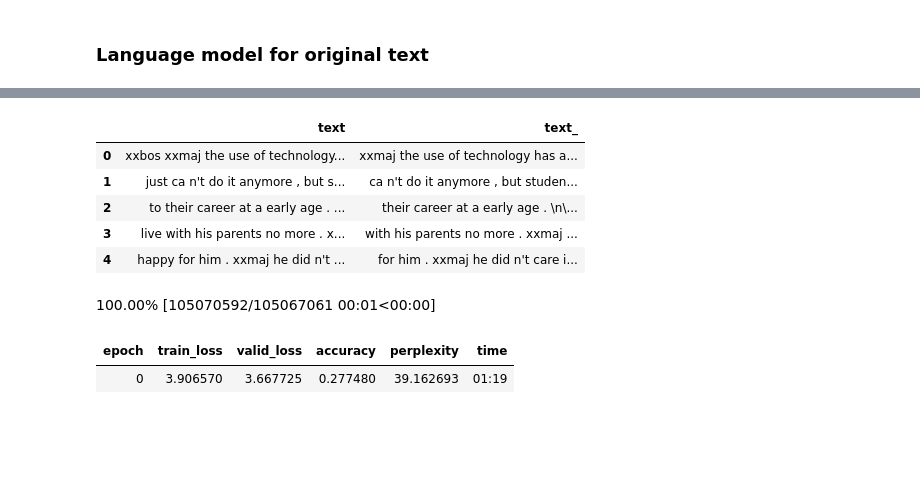
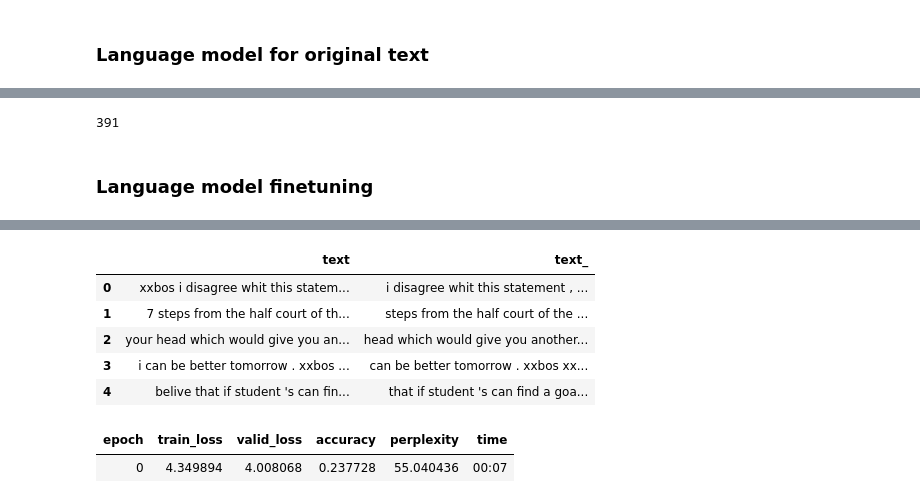
Before and after one commit to sayanbanerjee32/feedback-prize-effectiveness, a Jupyter notebook: feedback_prize_v3_ulmfit_baseline.ipynb, the cells around one changed output, grey strips where cells are left out. Saved outputs shown, nothing was run; the diff lists cells and outputs as text; code cells hidden in the pictures; blank space fills up the shorter version.

```diff
--- a/feedback_prize_v3_ulmfit_baseline.ipynb
+++ b/feedback_prize_v3_ulmfit_baseline.ipynb
@@ -68 +88,7 @@ train_df.head()
+# %%
+# random sampling to test in collab
+if is_colab: train_df = train_df.sample(frac=0.10)
+train_df.shape[0]
+# %% [output]
+391
 # %%
@@ -161,16 +187,19 @@ class TextDataLoadersOP(TextDataLoaders):
+# %% [markdown]
+### Language model finetuning
 # %%
-tok_path = model_save_path / 'train_tok'
-tok_path.mkdir(parents=True, exist_ok=True)
+# tok_path = model_save_path / 'train_tok'
+# tok_path.mkdir(parents=True, exist_ok=True)
 dls_lm = TextDataLoaders.from_df(train_df, text_col='full_text', is_lm=True,
-                                       valid_pct=0.1, output_dir = tok_path)
+                                       valid_pct=0.1,)
+                                #   output_dir = tok_path)
 dls_lm.show_batch(max_n=5)
 # %% [output]
 [interactive output not drawn]
 |  | text | text_ |
-| 0 | xxbos xxmaj the use of technology... | xxmaj the use of technology has a... |
-| 1 | just ca n't do it anymore , but s... | ca n't do it anymore , but studen... |
-| 2 | to their career at a early age . ... | their career at a early age . \n\... |
-| 3 | live with his parents no more . x... | with his parents no more . xxmaj ... |
-| 4 | happy for him . xxmaj he did n't ... | for him . xxmaj he did n't care i... |
+| 0 | xxbos i disagree whit this statem... | i disagree whit this statement , ... |
+| 1 | 7 steps from the half court of th... | steps from the half court of the ... |
+| 2 | your head which would give you an... | head which would give you another... |
+| 3 | i can be better tomorrow . xxbos ... | can be better tomorrow . xxbos xx... |
+| 4 | belive that if student 's can fin... | that if student 's can find a goa... |
 # %%
 # dump vocab that will be required for inference script
@@ -178,13 +208,11 @@ with open(model_save_path / 'dls_lm_vocab.pickle', 'wb') as b:
     pickle.dump(dls_lm.vocab,b)
 # %%
 learn_lm = language_model_learner(dls_lm, AWD_LSTM, metrics=[accuracy, Perplexity()], path=path, wd=0.1).to_fp16()
-# %% [output]
-100.00% [105070592/105067061 00:01<00:00]
 # %%
 learn_lm.fit_one_cycle(1, 1e-2)
 # %% [output]
 | epoch | train_loss | valid_loss | accuracy | perplexity | time |
-| 0 | 3.906570 | 3.667725 | 0.277480 | 39.162693 | 01:19 |
+| 0 | 4.349894 | 4.008068 | 0.237728 | 55.040436 | 00:07 |
 # %%
 learn_lm.unfreeze()
 learn_lm.fit_one_cycle(10, 1e-3)
```
Also changed, not shown: parts of 23 cells of this notebook.
